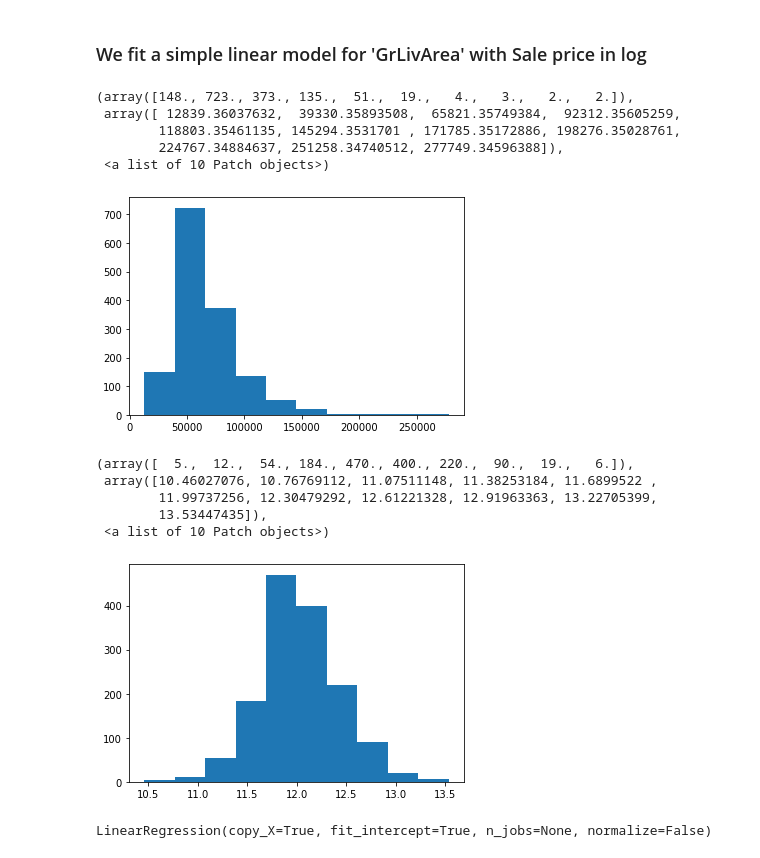
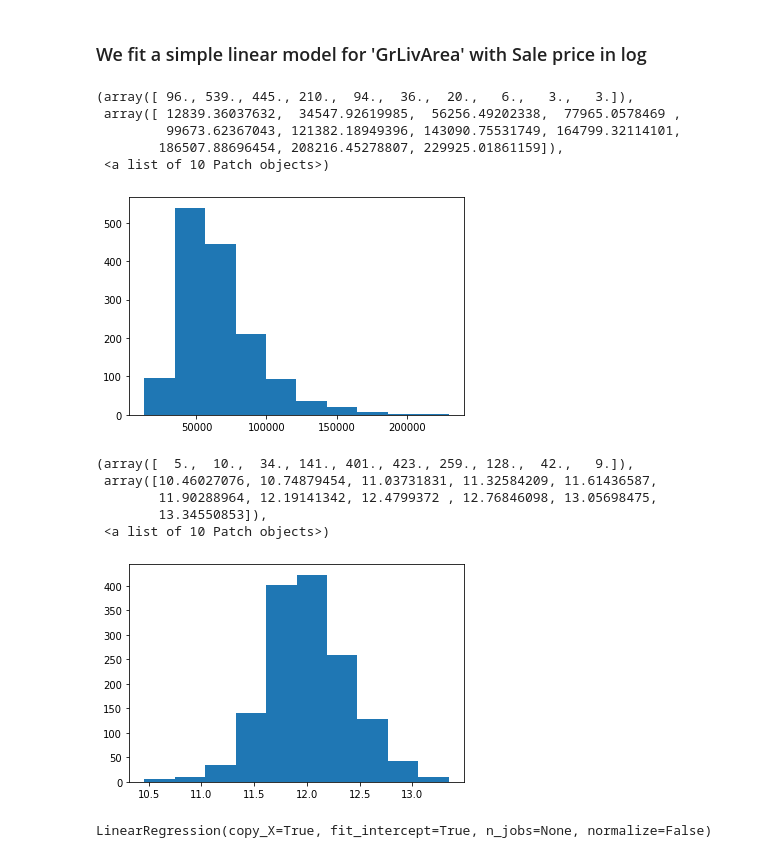
Before and after one commit to yslnam/collaborations, a Jupyter notebook: notebooks/Ivan_notebook.ipynb, the cells around one changed output. Drawn from its saved outputs; the diff is of its cells as text; code cells hidden in the pictures.

Commit message:
fetures+train_test_2_24

```diff
--- a/notebooks/Ivan_notebook.ipynb
+++ b/notebooks/Ivan_notebook.ipynb
@@ -206,0 +176,12 @@ Series([], dtype: float64)
+# %%
+hdf.drop(columns = ['Utilities', 'Street', 'PoolQC'], inplace = True)
+hdf.drop(columns = ['BsmtFinSF1', 'BsmtFinSF2', 'BsmtUnfSF'], inplace = True) #there is totalbsmt
+hdf.drop(columns = ['FullBath', 'BsmtFullBath', 'HalfBath','BsmtHalfBath'], inplace = True)
+hdf.drop(columns = ['OpenPorchSF', 'EnclosedPorch', '3SsnPorch', 'ScreenPorch', 'WoodDeckSF'], inplace = True)
+hdf.drop(columns = 'MiscFeature', inplace = True) # drop feature (since price of feature is in miscval)
+hdf.drop(columns = 'LotFrontage', inplace = True)
+# %%
+cat_feat = cat_feat - set(['MiscFeature', 'Utilities', 'Street'])
+house_feat = house_feat - set(['MiscFeature', 'Utilities', 'Street', 'PoolQC'])
+
+ord_feat = ord_feat - set(['FullBath', 'PoolQC', 'HalfBath', 'BsmtHalfBath', 'BsmtFullBath', 'PoolQC'])
@@ -206,0 +190,22 @@ Series([], dtype: float64)
+# %%
+# Dummify and Transforming prine to log price
+X = pd.get_dummies(hdf, columns = list(cat_feat)+list(ord_feat), drop_first=True)
+
+X_train = X.loc[~X['SalePrice'].isnull(), :]
+# #Removing Outliers
+
+
+X_train = X_train.loc[X_train['GrLivArea'] < 4000,:]
+X_train = X_train.loc[X_train['LotArea'] < 100000,:]
+
+
+y_train = np.log1p(X_train.loc[~X_train['SalePrice'].isnull(), 'SalePrice'])
+
+
+
+X_train.drop(columns = ['Id', 'SalePrice'], inplace = True)
+
+
+X_test = X.loc[X['SalePrice'].isnull(), :]
+
+X_test.drop(columns = ['Id', 'SalePrice'], inplace = True)
@@ -220,3 +240,0 @@ y = np.log1p(hdf.loc[:, 'SalePrice'])
-# %%
-np.random.seed(0)
-X_train, X_test, y_train, y_test = train_test_split(X, y)
@@ -223,23 +247,23 @@ X_train, X_test, y_train, y_test = train_test_split(X, y)
 # %% [markdown]
 ### We fit a simple linear model for 'GrLivArea' with Sale price in log
 # %%
-plt.hist(np.exp(y-1))
+plt.hist(np.exp(y_train-1))
 # %% [output]
-(array([148., 723., 373., 135.,  51.,  19.,   4.,   3.,   2.,   2.]),
- array([ 12839.36037632,  39330.35893508,  65821.35749384,  92312.35605259,
-        118803.35461135, 145294.3531701 , 171785.35172886, 198276.35028761,
-        224767.34884637, 251258.34740512, 277749.34596388]),
+(array([ 96., 539., 445., 210.,  94.,  36.,  20.,   6.,   3.,   3.]),
+ array([ 12839.36037632,  34547.92619985,  56256.49202338,  77965.0578469 ,
+         99673.62367043, 121382.18949396, 143090.75531749, 164799.32114101,
+        186507.88696454, 208216.45278807, 229925.01861159]),
  <a list of 10 Patch objects>)
-[figure, old version]
+[figure, new version]
 # %%
-plt.hist(y)
+plt.hist(y_train)
 # %% [output]
-(array([  5.,  12.,  54., 184., 470., 400., 220.,  90.,  19.,   6.]),
- array([10.46027076, 10.76769112, 11.07511148, 11.38253184, 11.6899522 ,
-        11.99737256, 12.30479292, 12.61221328, 12.91963363, 13.22705399,
-        13.53447435]),
+(array([  5.,  10.,  34., 141., 401., 423., 259., 128.,  42.,   9.]),
+ array([10.46027076, 10.74879454, 11.03731831, 11.32584209, 11.61436587,
+        11.90288964, 12.19141342, 12.4799372 , 12.76846098, 13.05698475,
+        13.34550853]),
  <a list of 10 Patch objects>)
-[figure, old version]
+[figure, new version]
 # %%
 slm_LivArea_log = LinearRegression()
 slm_LivArea_log.fit(X_train[['GrLivArea']], y_train)
```
Also changed, not shown: parts of 81 cells of this notebook, 1 other file.
